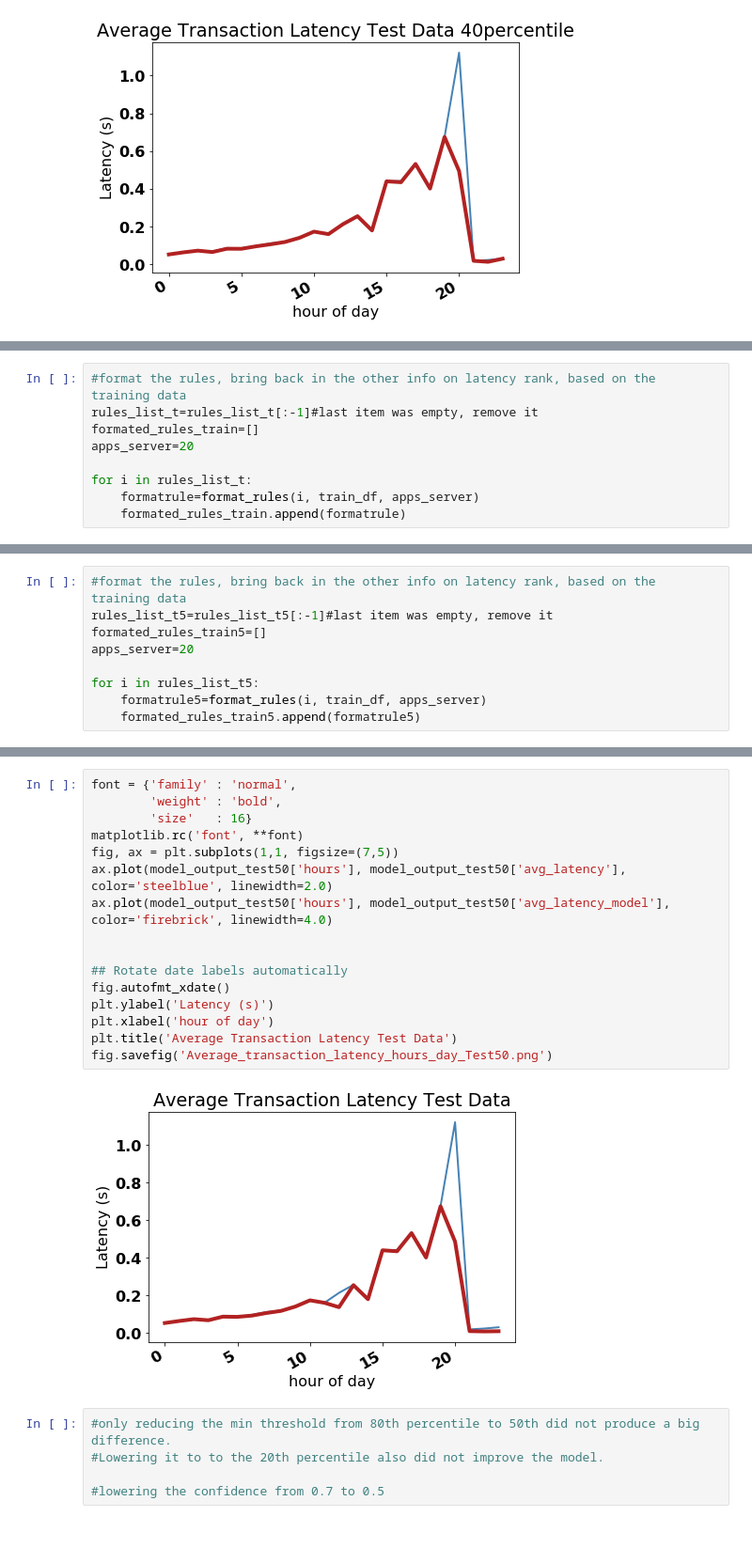
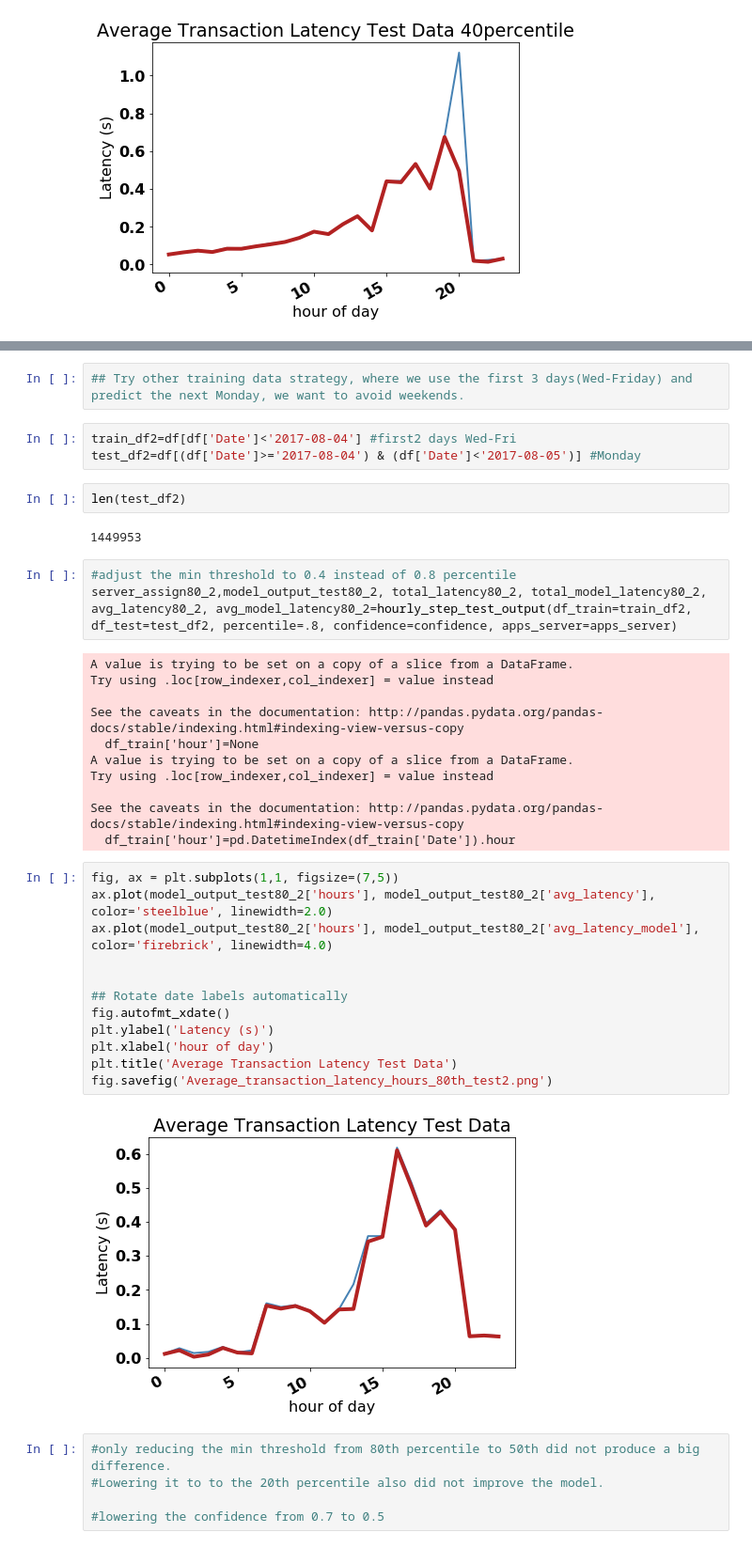
Before and after one commit to nrb75/Manifold, a Jupyter notebook: FP-Growth-optimize-hourly.ipynb, the cells around one changed output, grey strips where cells are left out. Shown at 94% size. Drawn from its saved outputs; the diff is of its cells as text.

```diff
--- a/FP-Growth-optimize-hourly.ipynb
+++ b/FP-Growth-optimize-hourly.ipynb
@@ -399,9 +520,0 @@ for i in data_groups_t:
-# %%
-#format the rules, bring back in the other info on latency rank, based on the training data
-rules_list_t=rules_list_t[:-1]#last item was empty, remove it
-formated_rules_train=[]
-apps_server=20
-
-for i in rules_list_t:
-    formatrule=format_rules(i, train_df, apps_server)
-    formated_rules_train.append(formatrule)
@@ -540,9 +554,0 @@ for i in data_groups_t:
-# %%
-#format the rules, bring back in the other info on latency rank, based on the training data
-rules_list_t5=rules_list_t5[:-1]#last item was empty, remove it
-formated_rules_train5=[]
-apps_server=20
-
-for i in rules_list_t5:
-    formatrule5=format_rules(i, train_df, apps_server)
-    formated_rules_train5.append(formatrule5)
@@ -640,21 +555,40 @@ model_output_test50
+# %%
+## Try other training data strategy, where we use the first 3 days(Wed-Friday) and predict the next Monday, we want to avoid weekends.
+# %%
+train_df2=df[df['Date']<'2017-08-04'] #first2 days Wed-Fri
+test_df2=df[(df['Date']>='2017-08-04') & (df['Date']<'2017-08-05')] #Monday
+# %%
+len(test_df2)
+# %% [output]
+1449953
+# %%
+#adjust the min threshold to 0.4 instead of 0.8 percentile
+server_assign80_2,model_output_test80_2, total_latency80_2, total_model_latency80_2, avg_latency80_2, avg_model_latency80_2=hourly_step_test_output(df_train=train_df2, df_test=test_df2, percentile=.8, confidence=confidence, apps_server=apps_server)
+# %% [output]
+A value is trying to be set on a copy of a slice from a DataFrame.
+Try using .loc[row_indexer,col_indexer] = value instead
+
+See the caveats in the documentation: http://pandas.pydata.org/pandas-docs/stable/indexing.html#indexing-view-versus-copy
+  df_train['hour']=None
+A value is trying to be set on a copy of a slice from a DataFrame.
+Try using .loc[row_indexer,col_indexer] = value instead
+
+See the caveats in the documentation: http://pandas.pydata.org/pandas-docs/stable/indexing.html#indexing-view-versus-copy
+  df_train['hour']=pd.DatetimeIndex(df_train['Date']).hour
 # %%
-font = {'family' : 'normal',
-        'weight' : 'bold',
-        'size'   : 16}
-matplotlib.rc('font', **font)
 fig, ax = plt.subplots(1,1, figsize=(7,5))
-ax.plot(model_output_test50['hours'], model_output_test50['avg_latency'], color='steelblue', linewidth=2.0)
-ax.plot(model_output_test50['hours'], model_output_test50['avg_latency_model'], color='firebrick', linewidth=4.0)
+ax.plot(model_output_test80_2['hours'], model_output_test80_2['avg_latency'], color='steelblue', linewidth=2.0)
+ax.plot(model_output_test80_2['hours'], model_output_test80_2['avg_latency_model'], color='firebrick', linewidth=4.0)
 
 
 ## Rotate date labels automatically
 fig.autofmt_xdate()
 plt.ylabel('Latency (s)')
 plt.xlabel('hour of day')
 plt.title('Average Transaction Latency Test Data')
-fig.savefig('Average_transaction_latency_hours_day_Test50.png')
+fig.savefig('Average_transaction_latency_hours_80th_test2.png')
 # %% [output]
-[figure, old version]
+[figure, new version]
 # %%
 #only reducing the min threshold from 80th percentile to 50th did not produce a big difference.
 #Lowering it to to the 20th percentile also did not improve the model.
```
Also changed, not shown: parts of 47 cells of this notebook, 5 other files.
